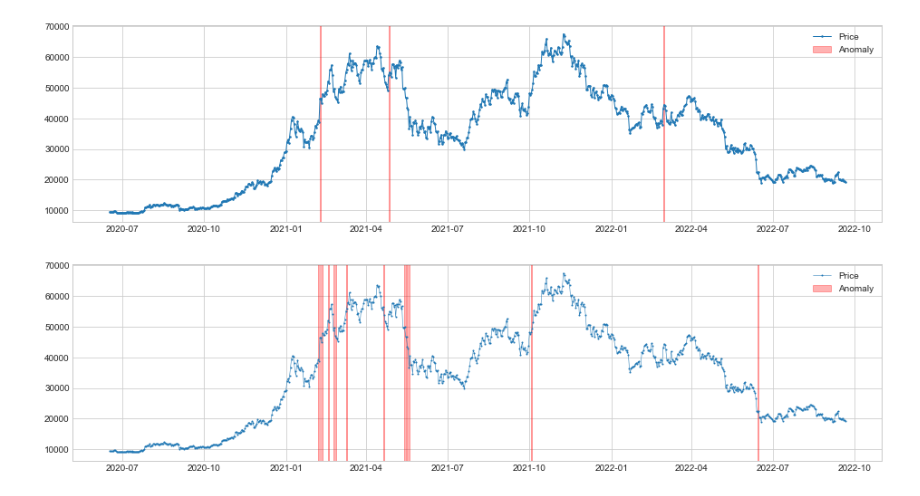
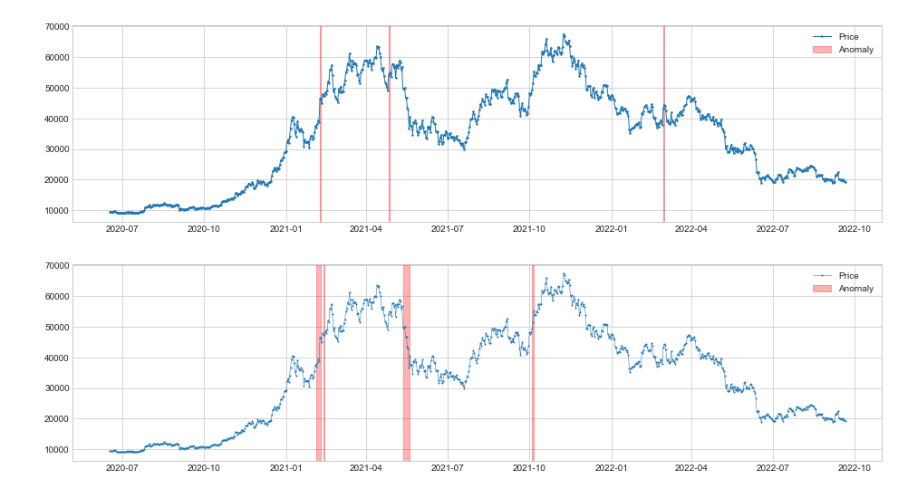
Before and after one commit to hoangks5/Abnomaly-Dectecion, a Jupyter notebook: adtk_docs.ipynb, the cells around one changed output. Drawn from its saved outputs; the diff is of its cells as text; code cells hidden in the pictures.

```diff
--- a/adtk_docs.ipynb
+++ b/adtk_docs.ipynb
@@ -38,8 +38,8 @@ plot(s, anomaly=anomalies, ts_linewidth=1, ts_markersize=3, anomaly_color='red')
 [figure]
 # %%
 from adtk.detector import LevelShiftAD
-level_shift_ad = LevelShiftAD(c=2.0, side='both', window=10)
+level_shift_ad = LevelShiftAD(c=2.0, side='both', window=5)
 anomalies = level_shift_ad.fit_detect(s)
 plot(s, anomaly=anomalies, anomaly_color='red');
 # %% [output]
-[figure, old version]
+[figure, new version]
```
